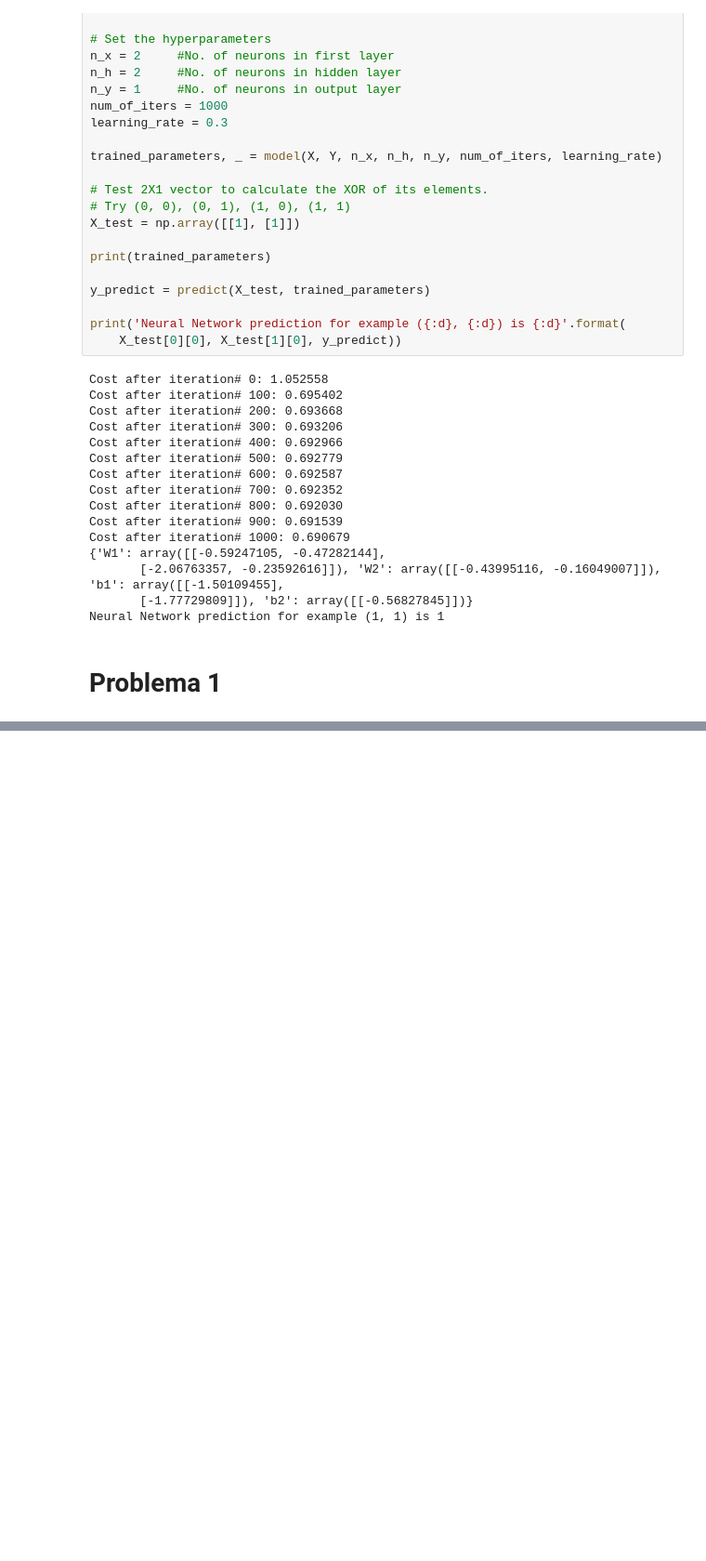
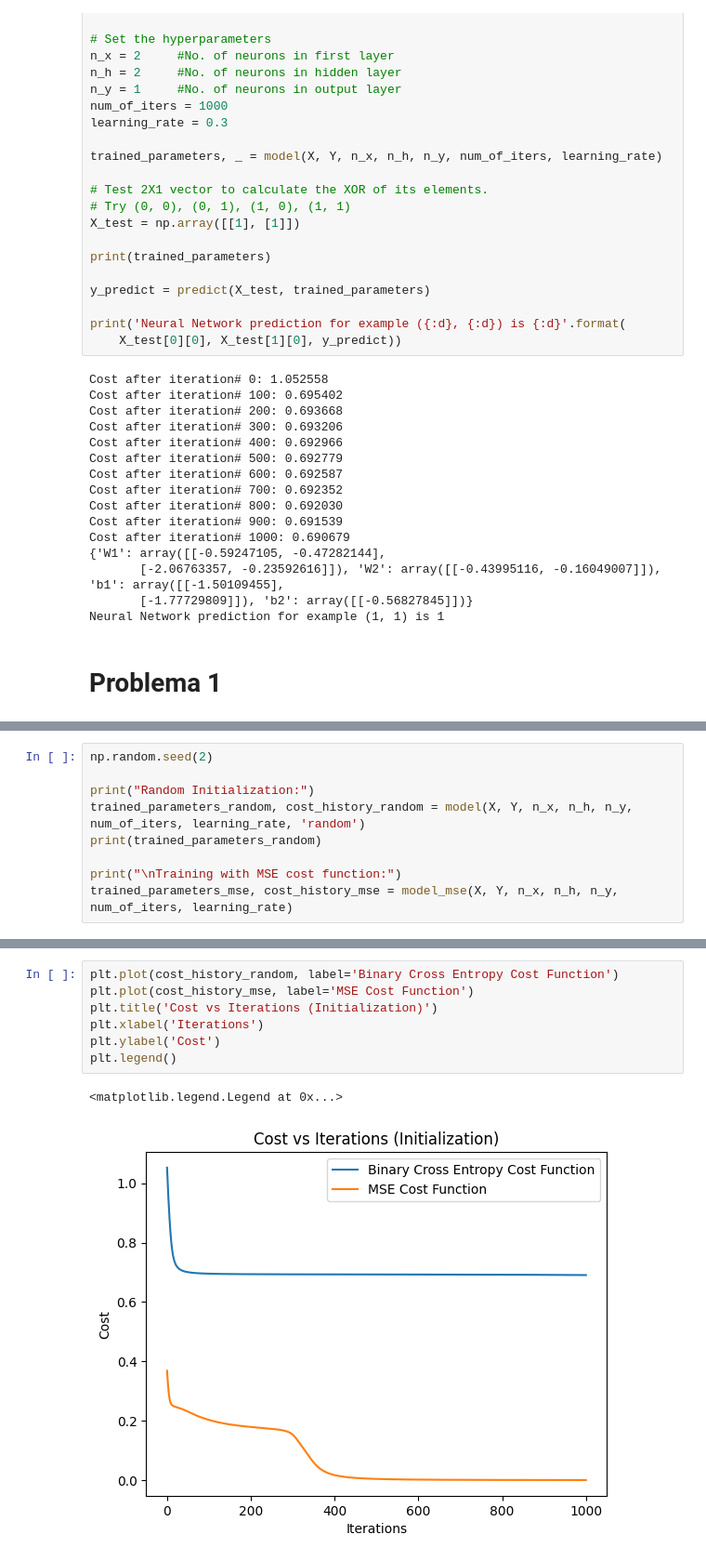
Before and after one commit to chamale-rac/nnsimple, a Jupyter notebook: NNsimple-1.ipynb, the cells around one changed output, grey strips where cells are left out. Shown: that part at 93% size. Drawn from its saved outputs; the diff is of its cells as text; blank space fills up the shorter version.

```diff
--- a/NNsimple-1.ipynb
+++ b/NNsimple-1.ipynb
@@ -258,0 +315,9 @@ Trained parameters with zeros initialization
+# %%
+np.random.seed(2)
+
+print("Random Initialization:")
+trained_parameters_random, cost_history_random = model(X, Y, n_x, n_h, n_y, num_of_iters, learning_rate, 'random')
+print(trained_parameters_random)
+
+print("\nTraining with MSE cost function:")
+trained_parameters_mse, cost_history_mse = model_mse(X, Y, n_x, n_h, n_y, num_of_iters, learning_rate)
@@ -258,0 +342,10 @@ Trained parameters with zeros initialization
+# %%
+plt.plot(cost_history_random, label='Binary Cross Entropy Cost Function')
+plt.plot(cost_history_mse, label='MSE Cost Function')
+plt.title('Cost vs Iterations (Initialization)')
+plt.xlabel('Iterations')
+plt.ylabel('Cost')
+plt.legend()
+# %% [output]
+<matplotlib.legend.Legend at 0x...>
+[figure, added]
```
Also changed, not shown: parts of 14 cells of this notebook.
